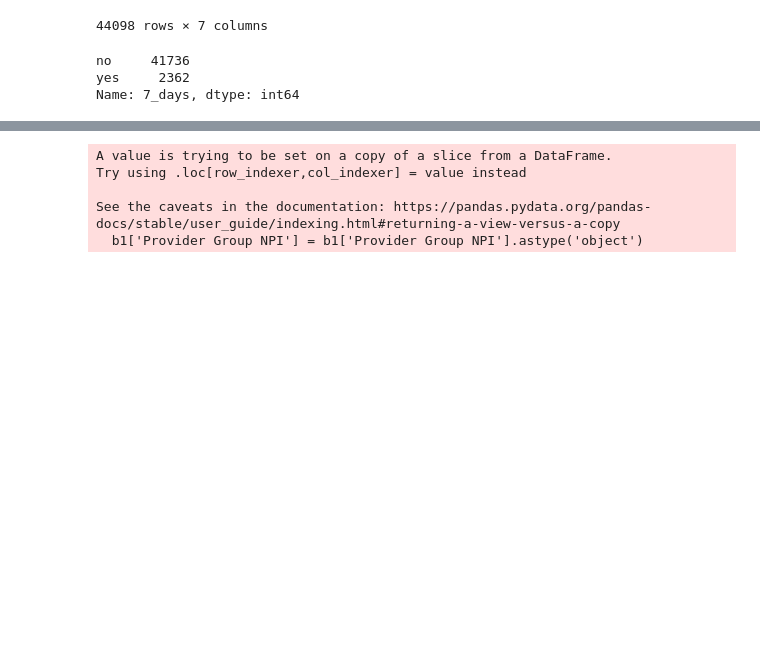
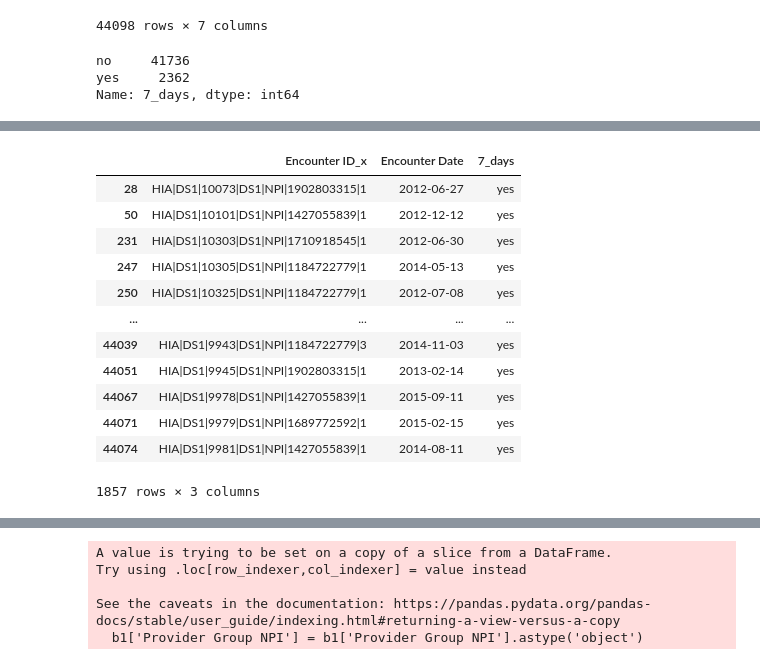
Before and after one commit to rghertel/hospital-readmission-not-koalas, a Jupyter notebook: data/hospital_notebook.ipynb, the cells around one changed output, grey strips where cells are left out. Saved outputs shown, nothing was run; the diff lists cells and outputs as text; code cells hidden in the pictures; blank space fills up the shorter version.

```diff
--- a/data/hospital_notebook.ipynb
+++ b/data/hospital_notebook.ipynb
@@ -69,0 +89,19 @@ Which individual or PCP groups should we make an extra effort with to build a re
+# %%
+# Need to clean up my columns to get ready to merge
+
+w = y[['Encounter ID_x','Encounter Date','7_days']]
+w
+# %% [output]
+|  | Encounter ID_x | Encounter Date | 7_days |
+| 28 | HIA|DS1|10073|DS1|NPI|1902803315|1 | 2012-06-27 | yes |
+| 50 | HIA|DS1|10101|DS1|NPI|1427055839|1 | 2012-12-12 | yes |
+| 231 | HIA|DS1|10303|DS1|NPI|1710918545|1 | 2012-06-30 | yes |
+| 247 | HIA|DS1|10305|DS1|NPI|1184722779|1 | 2014-05-13 | yes |
+| 250 | HIA|DS1|10325|DS1|NPI|1184722779|1 | 2012-07-08 | yes |
+| ... | ... | ... | ... |
+| 44039 | HIA|DS1|9943|DS1|NPI|1184722779|3 | 2014-11-03 | yes |
+| 44051 | HIA|DS1|9945|DS1|NPI|1902803315|1 | 2013-02-14 | yes |
+| 44067 | HIA|DS1|9978|DS1|NPI|1427055839|1 | 2015-09-11 | yes |
+| 44071 | HIA|DS1|9979|DS1|NPI|1689772592|1 | 2015-02-15 | yes |
+| 44074 | HIA|DS1|9981|DS1|NPI|1427055839|1 | 2014-08-11 | yes |
+1857 rows × 3 columns
```
Also changed, not shown: parts of 15 cells of this notebook.
